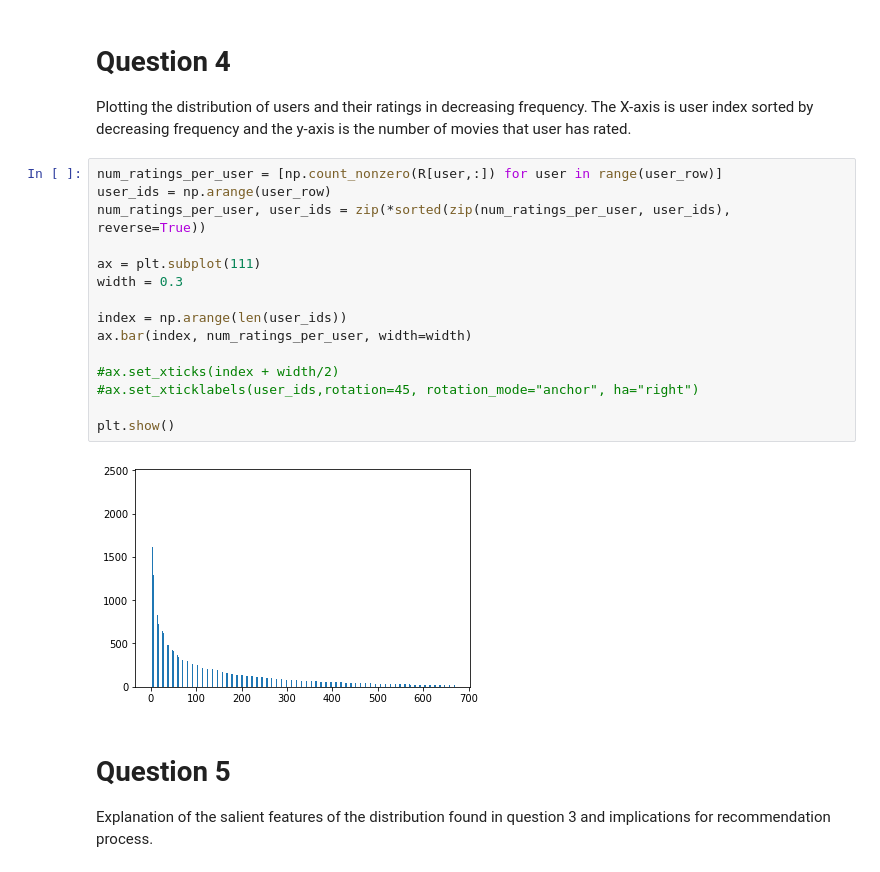
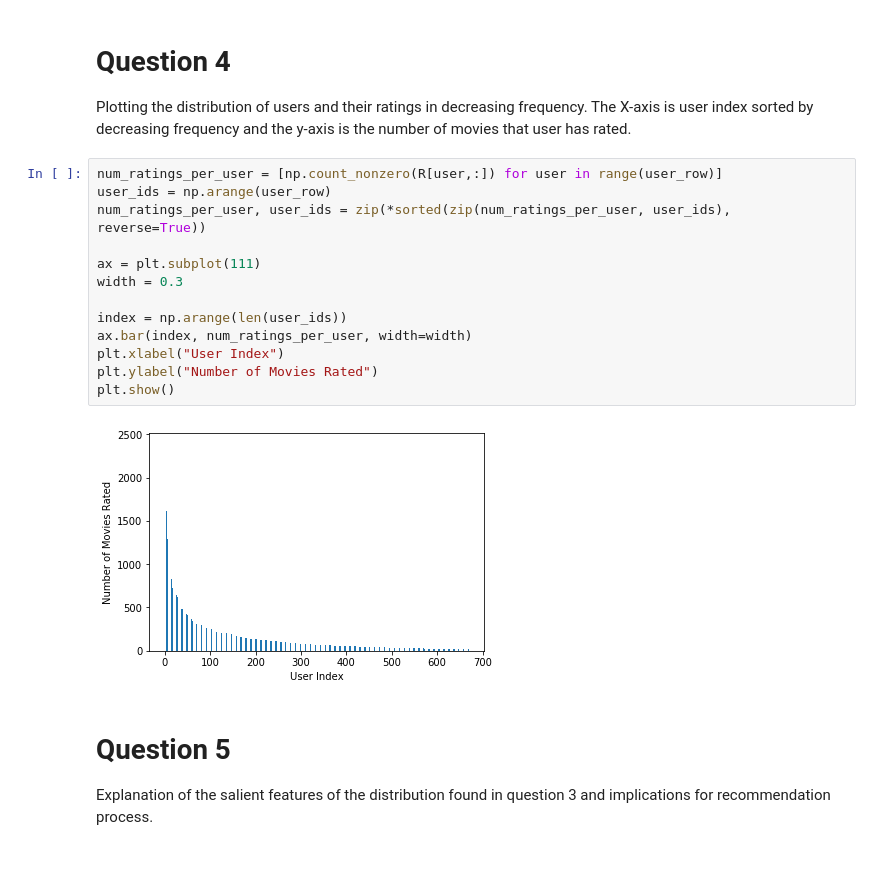
Before and after one commit to jdhurwitz/UCLA-EE219, a Jupyter notebook: Project3/Project 3 - Collaborative Filtering.ipynb, the cells around one changed output. Cells and saved outputs as stored; diff of their text form.

```diff
--- a/Project3/Project 3 - Collaborative Filtering.ipynb
+++ b/Project3/Project 3 - Collaborative Filtering.ipynb
@@ -150,20 +125,18 @@ Plotting the distribution of users and their ratings in decreasing frequency. Th
 # %%
 num_ratings_per_user = [np.count_nonzero(R[user,:]) for user in range(user_row)]
 user_ids = np.arange(user_row)
 num_ratings_per_user, user_ids = zip(*sorted(zip(num_ratings_per_user, user_ids), reverse=True))
 
 ax = plt.subplot(111)
 width = 0.3
 
 index = np.arange(len(user_ids))
 ax.bar(index, num_ratings_per_user, width=width)
-
-#ax.set_xticks(index + width/2)
-#ax.set_xticklabels(user_ids,rotation=45, rotation_mode="anchor", ha="right")
-
+plt.xlabel("User Index")
+plt.ylabel("Number of Movies Rated")
 plt.show()
 # %% [output]
-[figure, old version]
+[figure, new version]
 # %% [markdown]
 # Question 5
 Explanation of the salient features of the distribution found in question 3 and implications for recommendation process.
```
Also changed, not shown: parts of 39 cells of this notebook.
